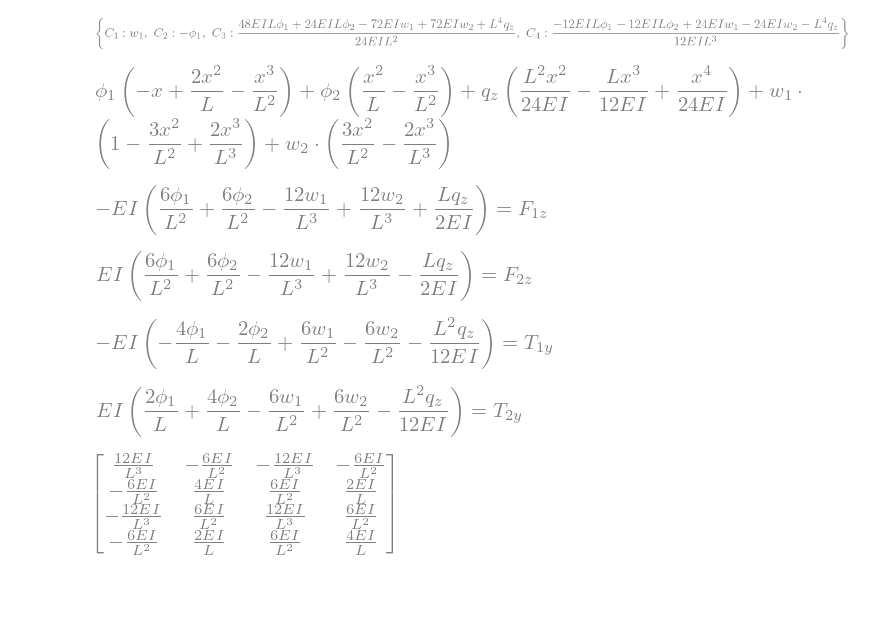
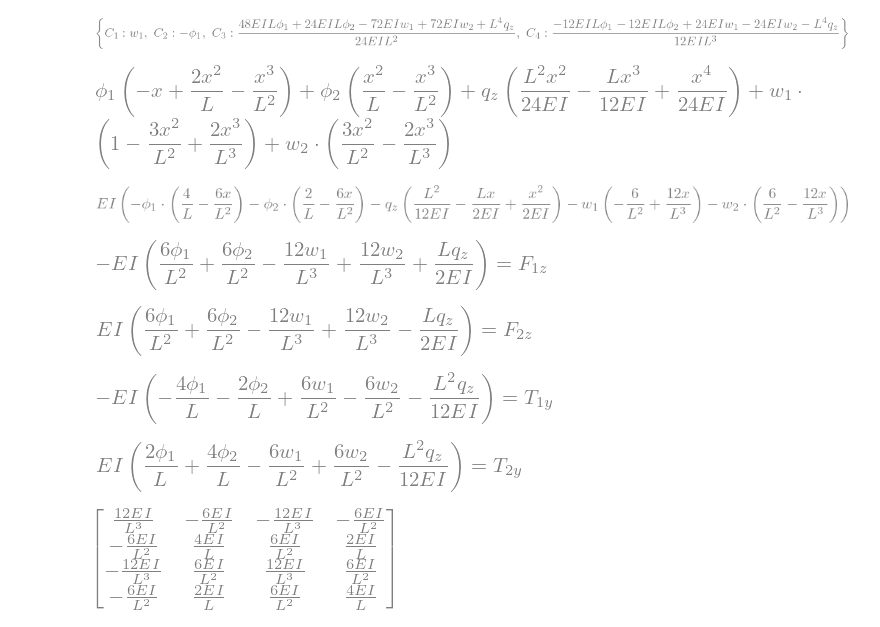
Before and after one commit to TeachBooks/Structural-Mechanics-4, a Jupyter notebook: book/slender_structures/EB_K_Feq.ipynb, the cells around one changed output. Cells and saved outputs as stored; diff of their text form; code cells hidden in the pictures; blank space fills up the shorter version.

```diff
--- a/book/slender_structures/EB_K_Feq.ipynb
+++ b/book/slender_structures/EB_K_Feq.ipynb
@@ -27,13 +27,18 @@ C_sol = sym.solve([eq1, eq2, eq3, eq4 ], sym.symbols('C1, C2, C3, C4'))
 display(C_sol)
 # %% [output]
 [figure]
+# %%
+w = sym.collect(w.subs(C_sol).expand(),[w_1,w_2,phi_1,phi_2, q_z])
+display(w)
+phi = -w.diff(x)
+kappa = phi.diff(x).subs(C_sol)
+M = EI * kappa
+display(M)
+V = M.diff(x)
+# %% [output]
+[figure, added]
+[figure, added]
 # %%
-w = sym.collect(w.subs(C_sol).expand(),[w_1,w_2,phi_1,phi_2, q_z])
-display(w)
-phi = -w.diff(x)
-kappa = phi.diff(x).subs(C_sol)
-M = EI * kappa
-V = M.diff(x)
 F_1_z, F_2_z, T_1_y, T_2_y = sym.symbols('F_1_z, F_2_z, T_1_y, T_2_y')
 
 eq5 = sym.Eq(-V.subs(x,0), F_1_z)
@@ -42,11 +47,10 @@ eq7 = sym.Eq(-M.subs(x,0), T_1_y)
 eq8 = sym.Eq(M.subs(x,L), T_2_y)
 display(eq5, eq6, eq7, eq8)
 # %% [output]
-[figure, old version]
+[figure, new version]
-[figure, old version]
+[figure, new version]
-[figure, old version]
+[figure, new version]
-[figure, old version]
+[figure, new version]
-[figure, removed]
 # %%
 A, b = sym.linear_eq_to_matrix([eq5,eq7, eq6, eq8], [w_1, phi_1, w_2, phi_2])
 display(A,b)
```
Also changed, not shown: 1 other file.
